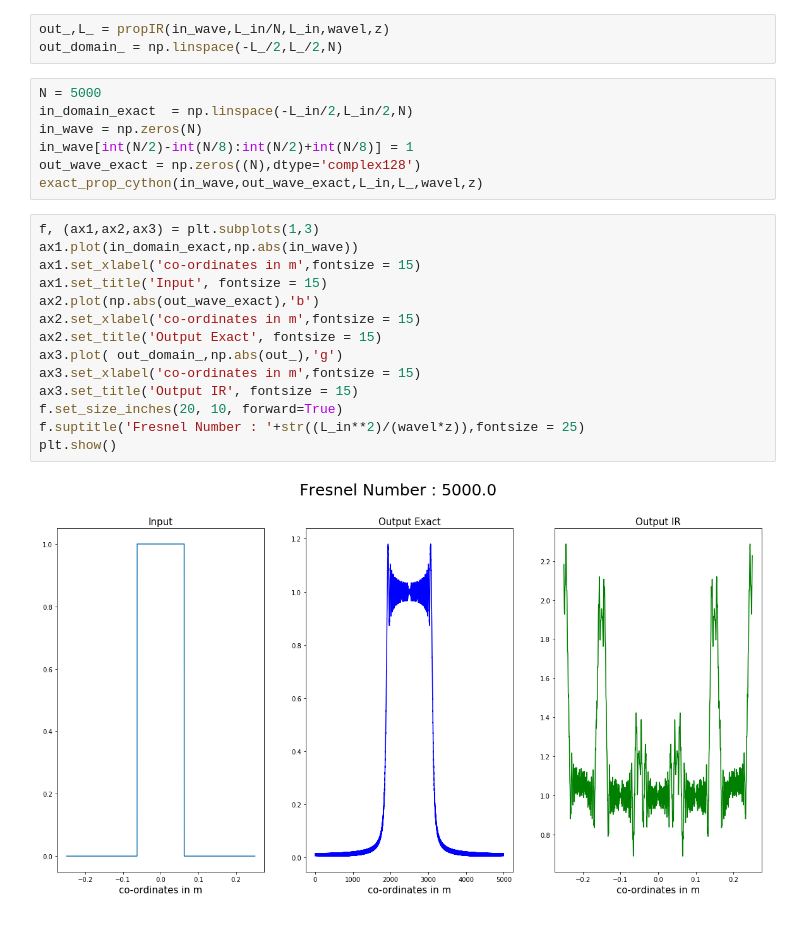
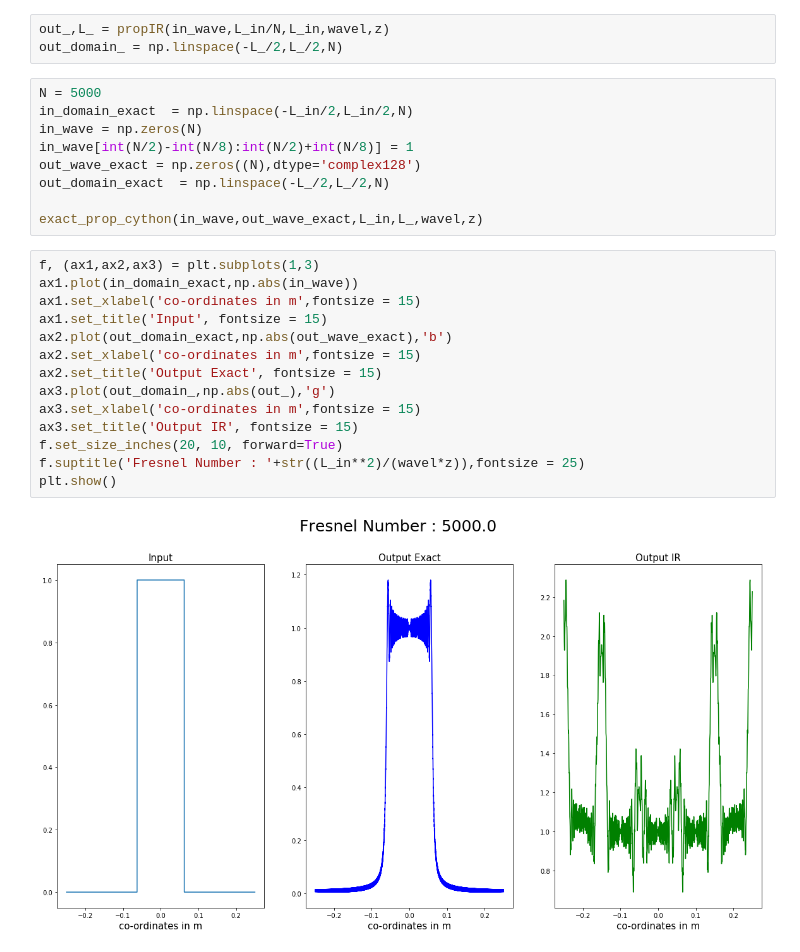
Before and after one commit to s-sajid-ali/xwp, a Jupyter notebook: 1d_tests/compare_1d_cython.ipynb, the cells around one changed output. Saved outputs shown, nothing was run; the diff lists cells and outputs as text.

```diff
--- a/1d_tests/compare_1d_cython.ipynb
+++ b/1d_tests/compare_1d_cython.ipynb
@@ -101,23 +101,25 @@ in_domain_exact  = np.linspace(-L_in/2,L_in/2,N)
 in_wave = np.zeros(N)
 in_wave[int(N/2)-int(N/8):int(N/2)+int(N/8)] = 1
 out_wave_exact = np.zeros((N),dtype='complex128')
+out_domain_exact  = np.linspace(-L_/2,L_/2,N)
+
 exact_prop_cython(in_wave,out_wave_exact,L_in,L_,wavel,z)
 # %%
 f, (ax1,ax2,ax3) = plt.subplots(1,3)
 ax1.plot(in_domain_exact,np.abs(in_wave))
 ax1.set_xlabel('co-ordinates in m',fontsize = 15)
 ax1.set_title('Input', fontsize = 15)
-ax2.plot(np.abs(out_wave_exact),'b')
+ax2.plot(out_domain_exact,np.abs(out_wave_exact),'b')
 ax2.set_xlabel('co-ordinates in m',fontsize = 15)
 ax2.set_title('Output Exact', fontsize = 15)
-ax3.plot( out_domain_,np.abs(out_),'g')
+ax3.plot(out_domain_,np.abs(out_),'g')
 ax3.set_xlabel('co-ordinates in m',fontsize = 15)
 ax3.set_title('Output IR', fontsize = 15)
 f.set_size_inches(20, 10, forward=True)
 f.suptitle('Fresnel Number : '+str((L_in**2)/(wavel*z)),fontsize = 25)
 plt.show()
 # %% [output]
-[figure, old version]
+[figure, new version]
 # %%
 %timeit exact_prop_cython(in_wave,out_wave_exact,L_in,L_,wavel,z)
 # %% [output]
```
Also changed, not shown: parts of 2 cells of this notebook.
